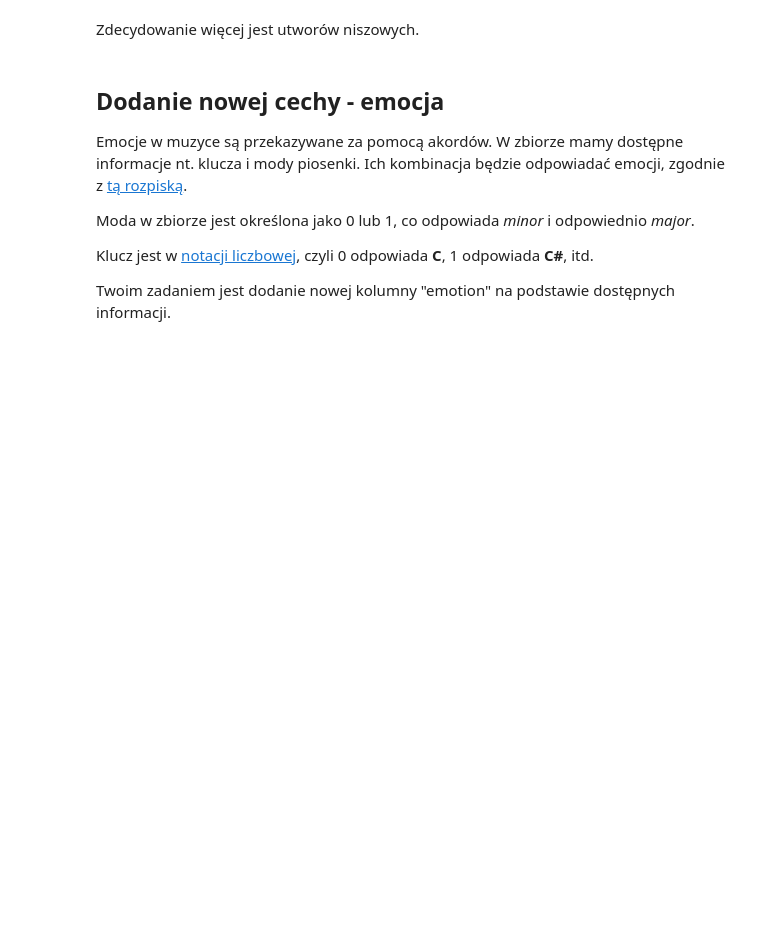
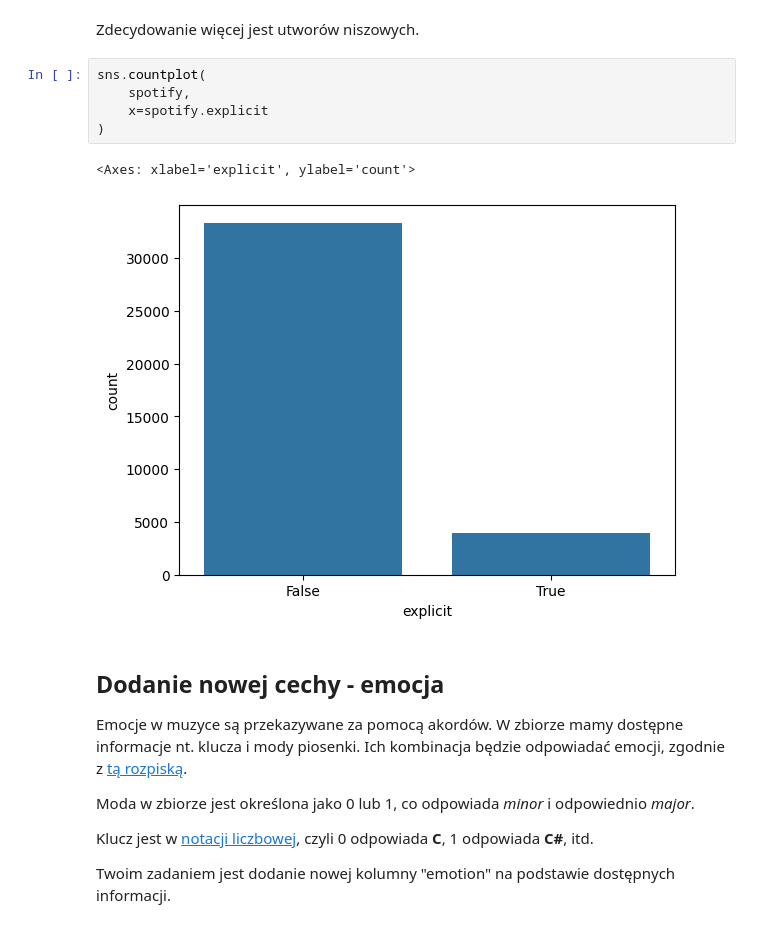
Before and after one commit to Zajecia-na-PWr-LR/lista-2-wiktoriamalinowska, a Jupyter notebook: UczenieMaszynowe_25_26_Lista2.ipynb, the cells around one changed output. Saved outputs shown, nothing was run; the diff lists cells and outputs as text; blank space fills up the shorter version.

```diff
--- a/UczenieMaszynowe_25_26_Lista2.ipynb
+++ b/UczenieMaszynowe_25_26_Lista2.ipynb
@@ -505,6 +509,14 @@ plt.show()
 [figure]
 # %% [markdown]
 Zdecydowanie więcej jest utworów niszowych.
+# %%
+sns.countplot(
+    spotify,
+    x=spotify.explicit
+)
+# %% [output]
+<Axes: xlabel='explicit', ylabel='count'>
+[figure, added]
 # %% [markdown]
 ## Dodanie nowej cechy - emocja
 
```
Also changed, not shown: parts of 10 cells of this notebook.
